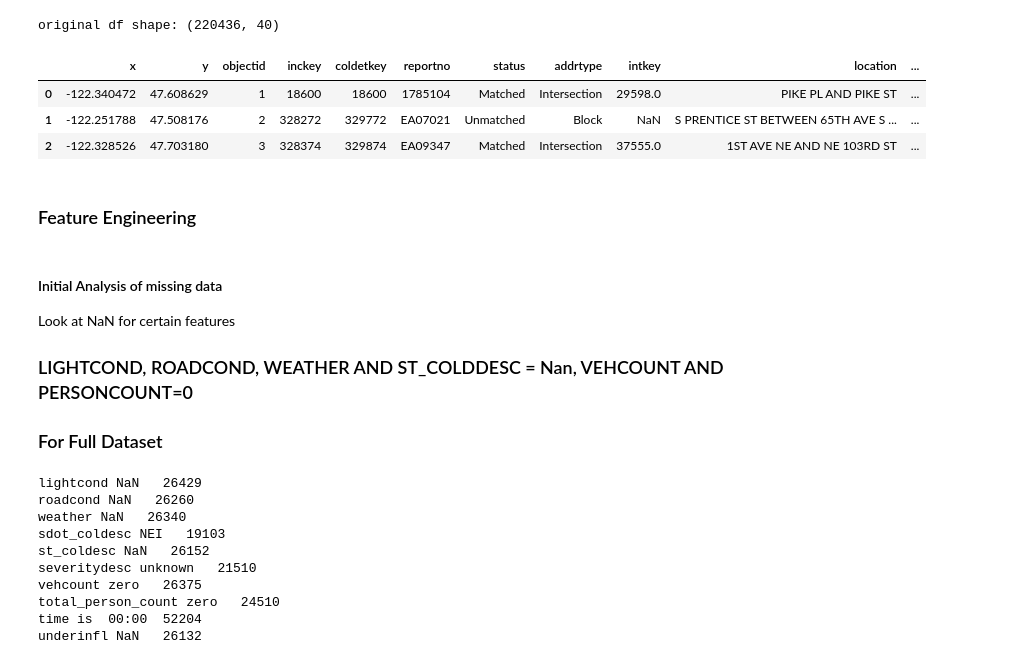
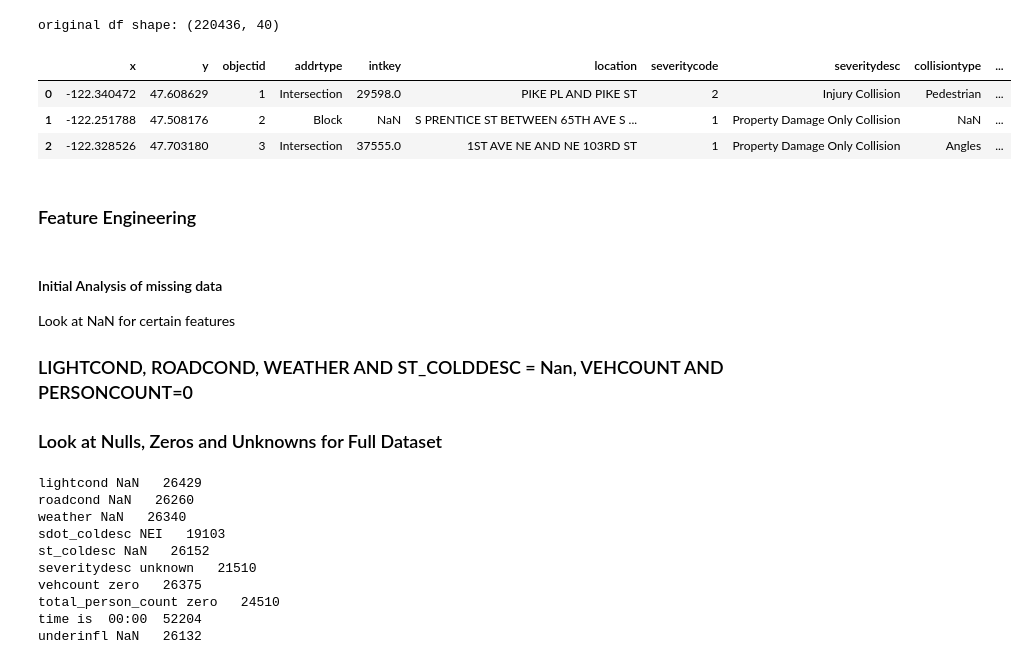
Before and after one commit to DataCircles/traffic_collisions_viz_team, a Jupyter notebook: notebooks/RS_EDA_counts_seattle_traffic_collision.ipynb, the cells around one changed output. Saved outputs shown, nothing was run; the diff lists cells and outputs as text; code cells hidden in the pictures.

```diff
--- a/notebooks/RS_EDA_counts_seattle_traffic_collision.ipynb
+++ b/notebooks/RS_EDA_counts_seattle_traffic_collision.ipynb
@@ -64,13 +64,15 @@ print("original df shape:", df.shape)
 original df shape: (220436, 40)
 # %%
 # CHANGE CASE OF FEATURE NAMES
+
+df.drop(['EXCEPTRSNCODE', 'EXCEPTRSNDESC', 'STATUS', 'REPORTNO', 'SEGLANEKEY', 'CROSSWALKKEY', 'INCKEY','COLDETKEY'],axis=1, inplace=True)
 df.columns = map(str.lower, df.columns)
 df.head(3)
 # %% [output]
-|  | x | y | objectid | inckey | coldetkey | reportno | status | addrtype | intkey | location | ... |
-| 0 | -122.340472 | 47.608629 | 1 | 18600 | 18600 | 1785104 | Matched | Intersection | 29598.0 | PIKE PL AND PIKE ST | ... |
-| 1 | -122.251788 | 47.508176 | 2 | 328272 | 329772 | EA07021 | Unmatched | Block | NaN | S PRENTICE ST BETWEEN 65TH AVE S ... | ... |
-| 2 | -122.328526 | 47.703180 | 3 | 328374 | 329874 | EA09347 | Matched | Intersection | 37555.0 | 1ST AVE NE AND NE 103RD ST | ... |
+|  | x | y | objectid | addrtype | intkey | location | severitycode | severitydesc | collisiontype | ... |
+| 0 | -122.340472 | 47.608629 | 1 | Intersection | 29598.0 | PIKE PL AND PIKE ST | 2 | Injury Collision | Pedestrian | ... |
+| 1 | -122.251788 | 47.508176 | 2 | Block | NaN | S PRENTICE ST BETWEEN 65TH AVE S ... | 1 | Property Damage Only Collision | NaN | ... |
+| 2 | -122.328526 | 47.703180 | 3 | Intersection | 37555.0 | 1ST AVE NE AND NE 103RD ST | 1 | Property Damage Only Collision | Angles | ... |
 # %% [markdown]
 ### Feature Engineering
 # %%
@@ -96,7 +99,7 @@ df.loc[missing_vals , "fe_emd"] =True
 Look at NaN for certain features
 
 ### LIGHTCOND, ROADCOND, WEATHER AND ST_COLDDESC = Nan, VEHCOUNT AND PERSONCOUNT=0
-### For Full Dataset
+### Look at Nulls, Zeros and Unknowns for Full Dataset
 # %%
 # FOR THE ENTIRE DATASET
 print("lightcond NaN   " + str(df["lightcond"].isna().sum()))
```
Also changed, not shown: parts of 15 cells of this notebook.
